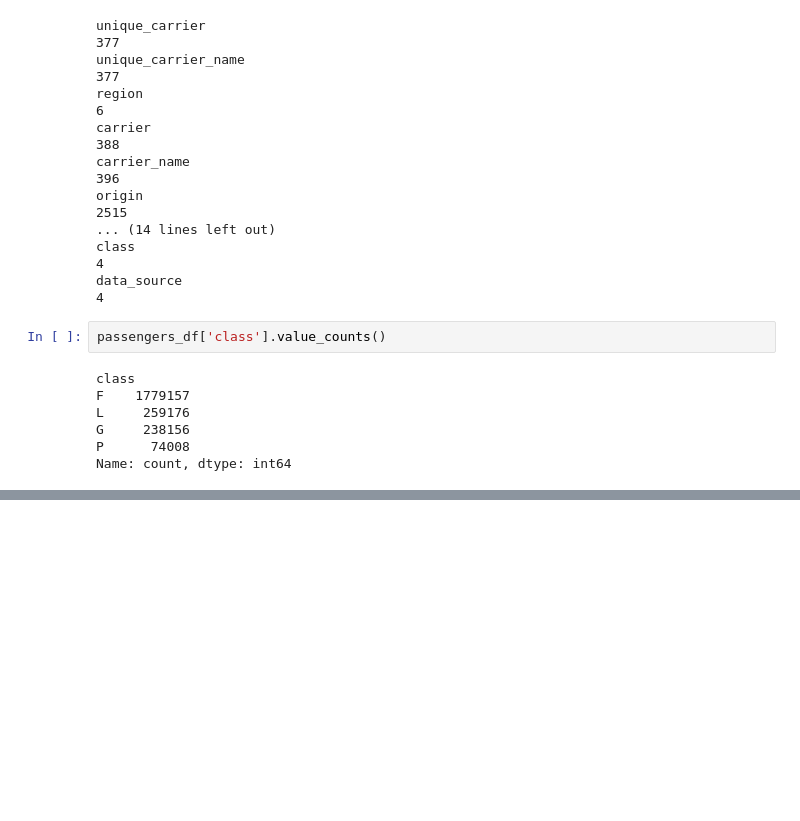
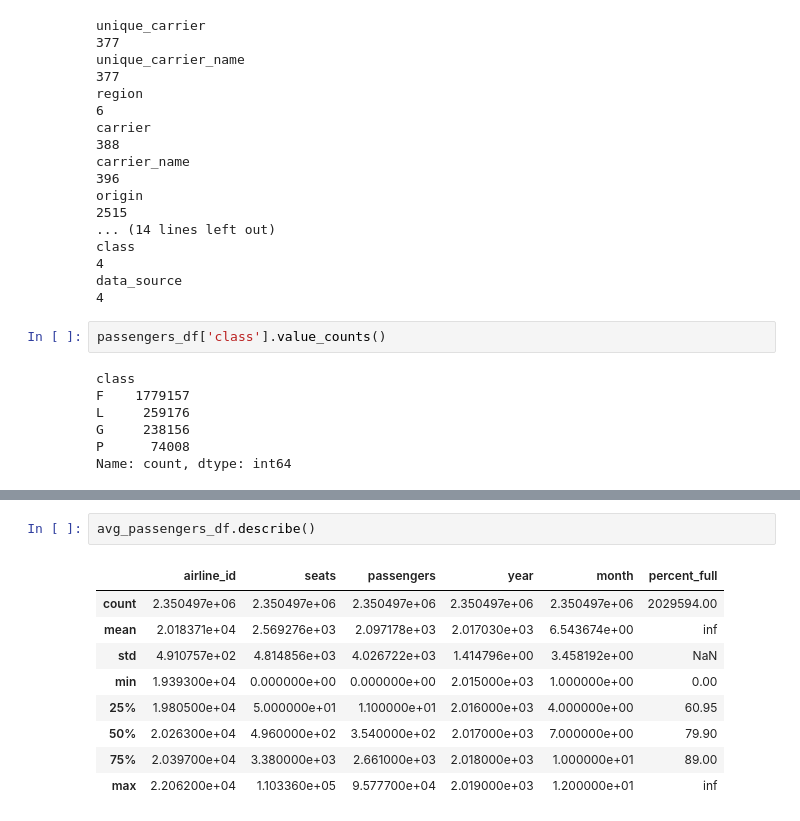
Before and after one commit to btmarsh6/mid-term-project-I, a Jupyter notebook: Ben_cleaning.ipynb, the cells around one changed output, grey strips where cells are left out. Drawn from its saved outputs; the diff is of its cells as text; blank space fills up the shorter version.

```diff
--- a/Ben_cleaning.ipynb
+++ b/Ben_cleaning.ipynb
@@ -336,0 +449,12 @@ df = passengers_df[['']]
+# %%
+avg_passengers_df.describe()
+# %% [output]
+|  | airline_id | seats | passengers | year | month | percent_full |
+| count | 2.350497e+06 | 2.350497e+06 | 2.350497e+06 | 2.350497e+06 | 2.350497e+06 | 2029594.00 |
+| mean | 2.018371e+04 | 2.569276e+03 | 2.097178e+03 | 2.017030e+03 | 6.543674e+00 | inf |
+| std | 4.910757e+02 | 4.814856e+03 | 4.026722e+03 | 1.414796e+00 | 3.458192e+00 | NaN |
+| min | 1.939300e+04 | 0.000000e+00 | 0.000000e+00 | 2.015000e+03 | 1.000000e+00 | 0.00 |
+| 25% | 1.980500e+04 | 5.000000e+01 | 1.100000e+01 | 2.016000e+03 | 4.000000e+00 | 60.95 |
+| 50% | 2.026300e+04 | 4.960000e+02 | 3.540000e+02 | 2.017000e+03 | 7.000000e+00 | 79.90 |
+| 75% | 2.039700e+04 | 3.380000e+03 | 2.661000e+03 | 2.018000e+03 | 1.000000e+01 | 89.00 |
+| max | 2.206200e+04 | 1.103360e+05 | 9.577700e+04 | 2.019000e+03 | 1.200000e+01 | inf |
```
Also changed, not shown: parts of 16 cells of this notebook, 1 other file.
